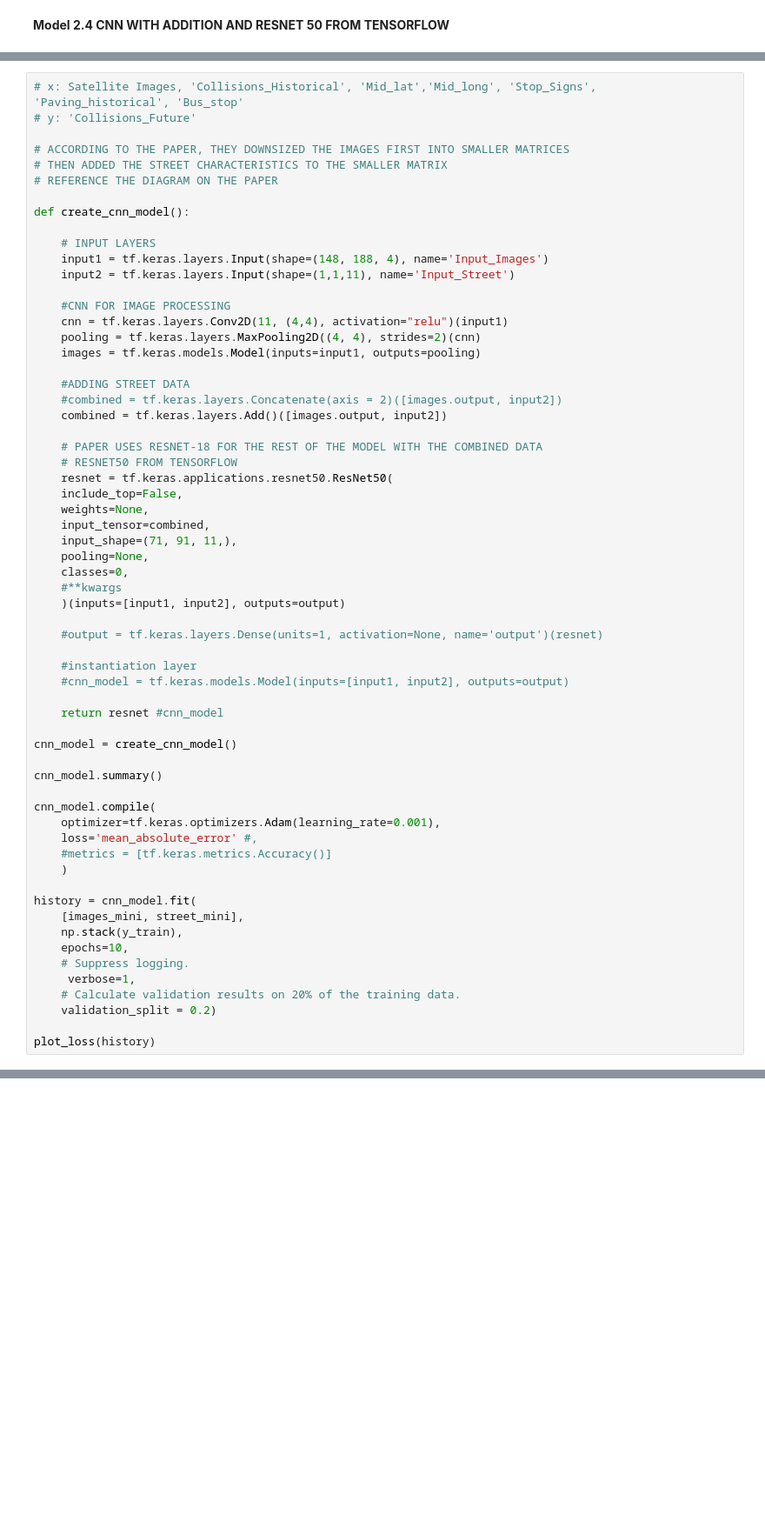
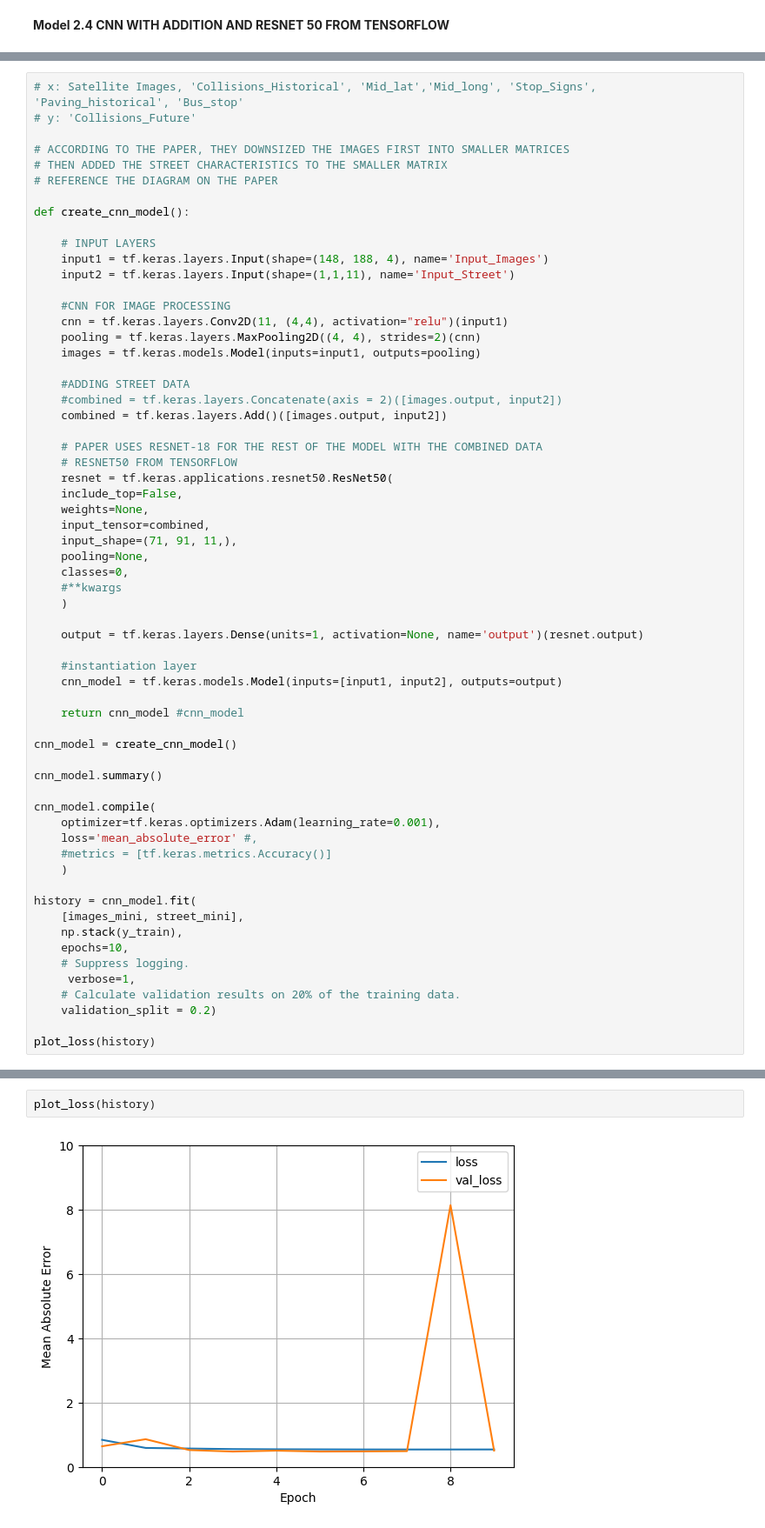
Before and after one commit to arisanguyen/210_Capstone_Aditya_Arisa_Noriel, a Jupyter notebook: Arisa - Modeling.ipynb, the cells around one changed output, grey strips where cells are left out. Shown: that part at 87% size. Saved outputs shown, nothing was run; the diff lists cells and outputs as text; blank space fills up the shorter version.

Commit message:
added tensorflow resnet50 model

```diff
--- a/Arisa - Modeling.ipynb
+++ b/Arisa - Modeling.ipynb
@@ -616,14 +616,14 @@ def create_cnn_model():
     pooling=None,
     classes=0,
     #**kwargs
-    )(inputs=[input1, input2], outputs=output)
+    )
 
-    #output = tf.keras.layers.Dense(units=1, activation=None, name='output')(resnet)
+    output = tf.keras.layers.Dense(units=1, activation=None, name='output')(resnet.output)
 
     #instantiation layer
-    #cnn_model = tf.keras.models.Model(inputs=[input1, input2], outputs=output)
+    cnn_model = tf.keras.models.Model(inputs=[input1, input2], outputs=output)
 
-    return resnet #cnn_model
+    return cnn_model #cnn_model
 
 cnn_model = create_cnn_model()
 
@@ -671,0 +687,4 @@ Detected at node 'gradient_tape/mean_absolute_error/sub/BroadcastGradientArgs' d
+# %%
+plot_loss(history)
+# %% [output]
+[figure, added]
```
Also changed, not shown: parts of 2 cells of this notebook.
